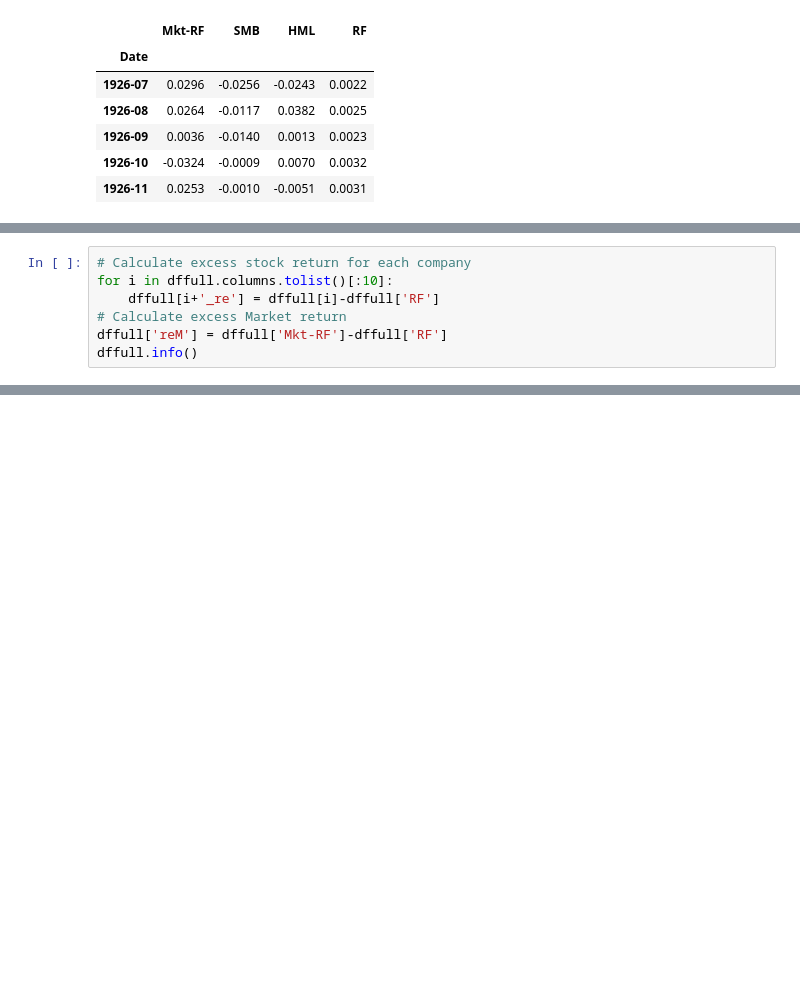
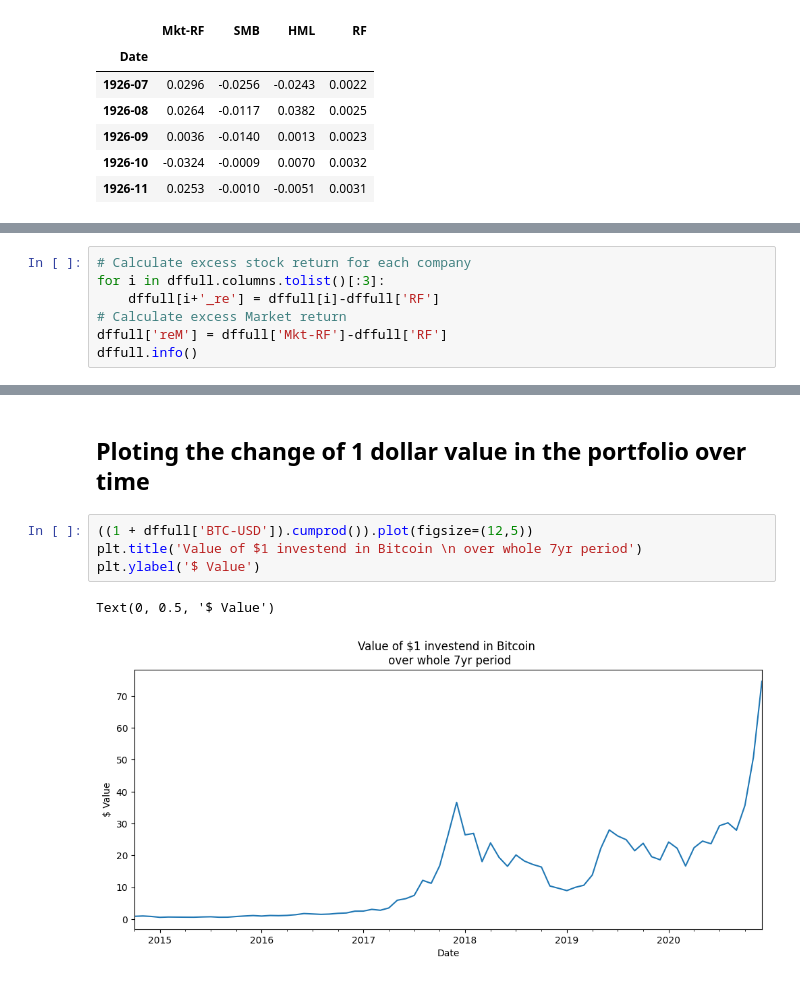
Before and after one commit to maxbranting/investment-theory, a Jupyter notebook: crypto-portfolio.ipynb, the cells around one changed output, grey strips where cells are left out. Saved outputs shown, nothing was run; the diff lists cells and outputs as text; blank space fills up the shorter version.

```diff
--- a/crypto-portfolio.ipynb
+++ b/crypto-portfolio.ipynb
@@ -116,7 +108,0 @@ dffull = dffull.dropna()
-# %%
-# Calculate excess stock return for each company
-for i in dffull.columns.tolist()[:10]:
-    dffull[i+'_re'] = dffull[i]-dffull['RF']
-# Calculate excess Market return
-dffull['reM'] = dffull['Mkt-RF']-dffull['RF']
-dffull.info()
@@ -513,0 +123,7 @@ Text(0.5, 1.0, 'Rolling Betas for each company over 20 year period')
+# %%
+# Calculate excess stock return for each company
+for i in dffull.columns.tolist()[:3]:
+    dffull[i+'_re'] = dffull[i]-dffull['RF']
+# Calculate excess Market return
+dffull['reM'] = dffull['Mkt-RF']-dffull['RF']
+dffull.info()
@@ -513,0 +224,9 @@ Text(0.5, 1.0, 'Rolling Betas for each company over 20 year period')
+# %% [markdown]
+## Ploting the change of 1 dollar value in the portfolio over time
+# %%
+((1 + dffull['BTC-USD']).cumprod()).plot(figsize=(12,5))
+plt.title('Value of $1 investend in Bitcoin \n over whole 7yr period')
+plt.ylabel('$ Value')
+# %% [output]
+Text(0, 0.5, '$ Value')
+[figure, added]
```
Also changed, not shown: parts of 42 cells of this notebook.
